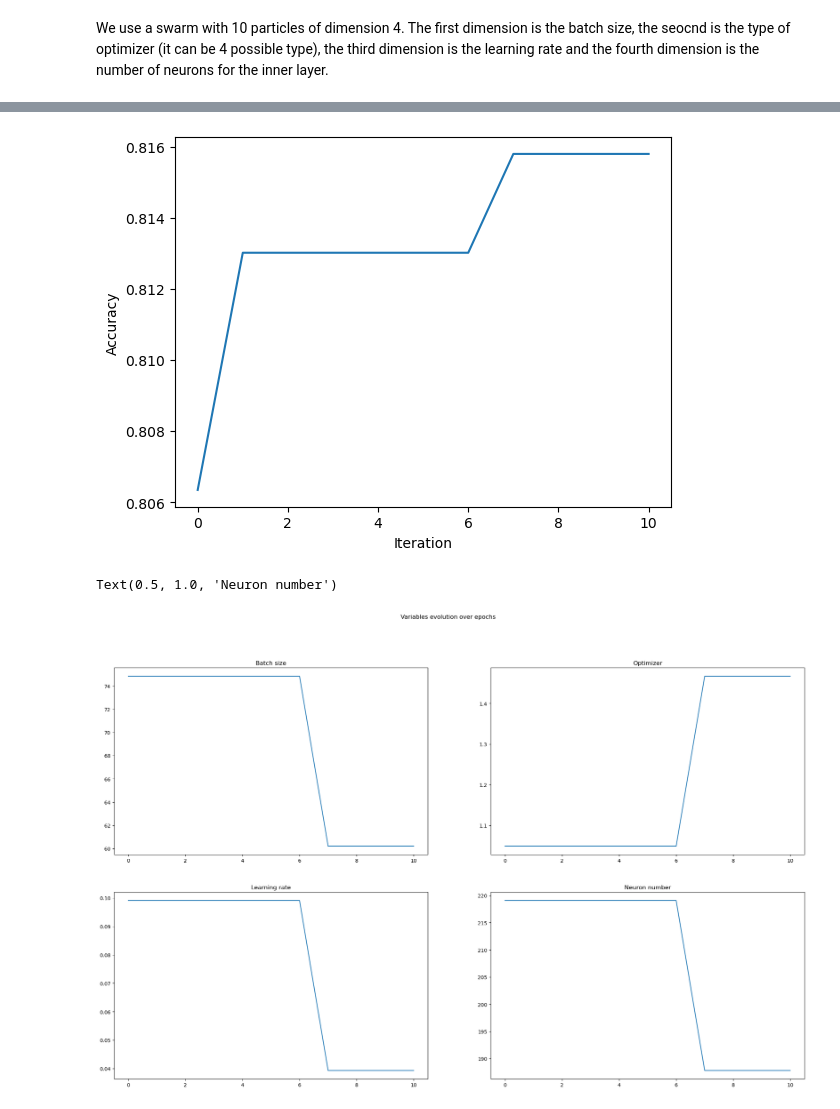
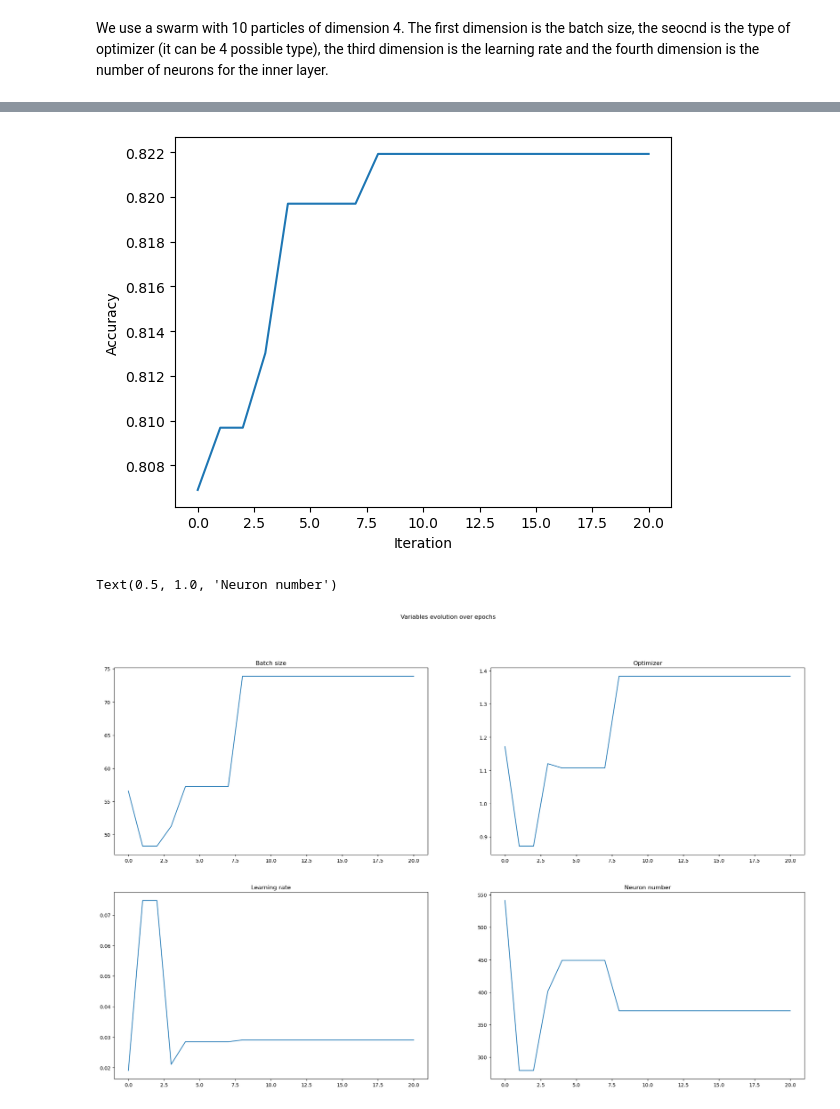
Before and after one commit to RaffaeleSann/final_project, a Jupyter notebook: MLP_with_PSO.ipynb, the cells around one changed output, grey strips where cells are left out. Cells and saved outputs as stored; diff of their text form; code cells hidden in the pictures.

Commit message:
plot added

```diff
--- a/MLP_with_PSO.ipynb
+++ b/MLP_with_PSO.ipynb
@@ -100,7 +153,7 @@ def MLP(particle_position):
                 metrics=['accuracy'])
 
     history = model.fit(x_train, y_train,
-                    epochs=20,
+                    epochs=30,
                     batch_size=batch_s,
                     validation_split=0.2,
                     callbacks=callbacks,
@@ -119,7 +172,7 @@ best_positions, evaluation, best_parameter, best_accuracy = PSO(swarm_size = 10,
                                     upper_bound = [128,4,0.1, 600],
                                     v_max = [64,2,0.001, 200],
                                     problem = 'maximum',
-                                    max_iteration = 10,
+                                    max_iteration = 20,
                                     termination_criteria = ['fixed_iteration', 'swarm_radius'],
                                     max_tol = 0.1)
 
@@ -163,30 +222,33 @@ plt.xlabel('Iteration')
 plt.ylabel('Accuracy')
 plt.show()
 # %% [output]
-[figure, old version]
+[figure, new version]
 # %%
 batch_size = [iter[0] for iter in best_positions]
 optimizer = [iter[1] for iter in best_positions]
 learning_rate = [iter[2] for iter in best_positions]
 num_neuron = [iter[3] for iter in best_positions]
+
+n_iteration = len(batch_size)
+
 
 variable = [batch_size, optimizer, learning_rate, num_neuron]
 variable_name = ['batch_size','optimizer','learning_rate','num_neuron']
 
 fig, axes = plt.subplots(2, 2, figsize=(25, 15))
 fig.suptitle('Variables evolution over epochs')
 
-axes[0,0].plot(list(range(11)), batch_size)
+axes[0,0].plot(list(range(n_iteration)), batch_size)
 axes[0,0].set_title('Batch size')
 
-axes[0,1].plot(list(range(11)), optimizer)
+axes[0,1].plot(list(range(n_iteration)), optimizer)
 axes[0,1].set_title('Optimizer')
 
-axes[1,0].plot(list(range(11)), learning_rate)
+axes[1,0].plot(list(range(n_iteration)), learning_rate)
 axes[1,0].set_title('Learning rate')
 
-axes[1,1].plot(list(range(11)), num_neuron)
+axes[1,1].plot(list(range(n_iteration)), num_neuron)
 axes[1,1].set_title('Neuron number')
 # %% [output]
 Text(0.5, 1.0, 'Neuron number')
-[figure, old version]
+[figure, new version]
```
Also changed, not shown: parts of 13 cells of this notebook, 1 other file.
